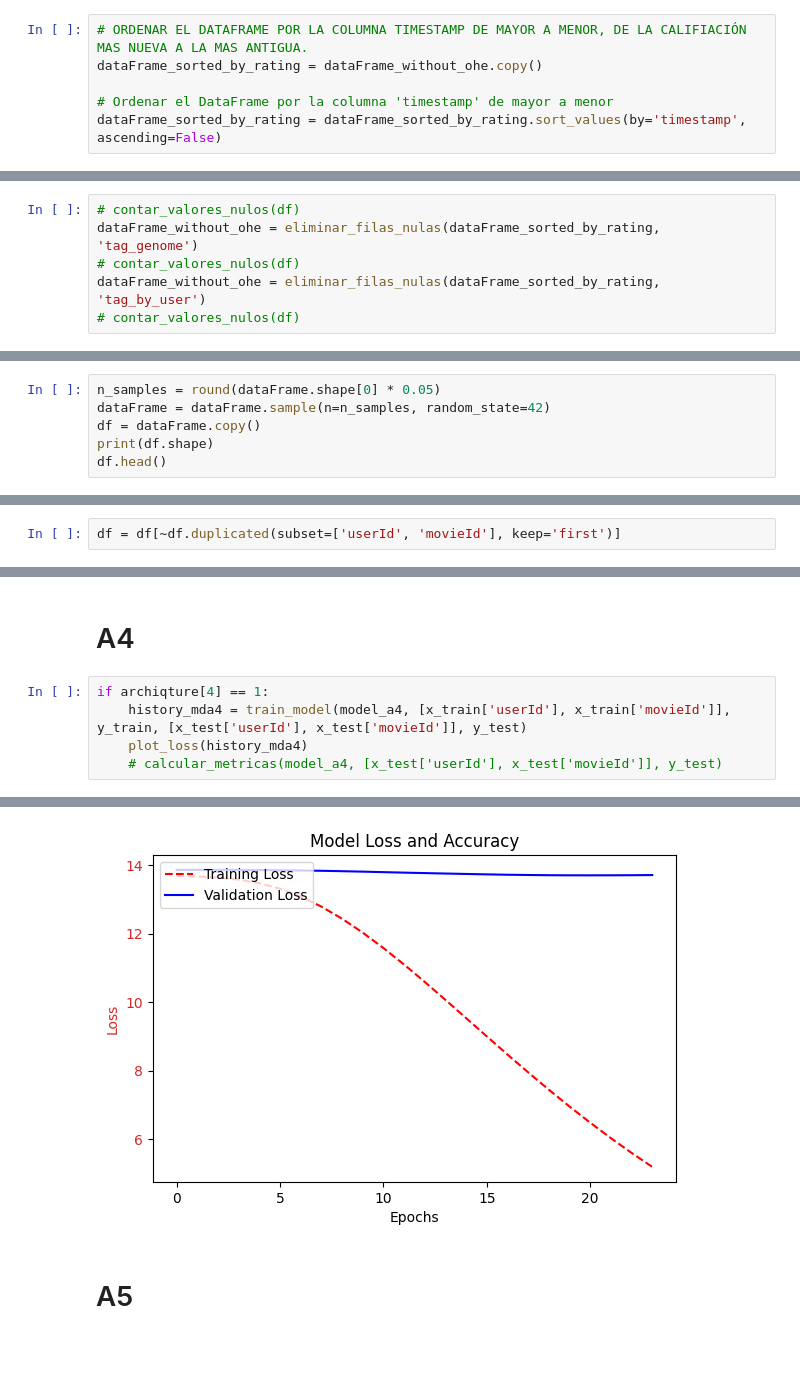
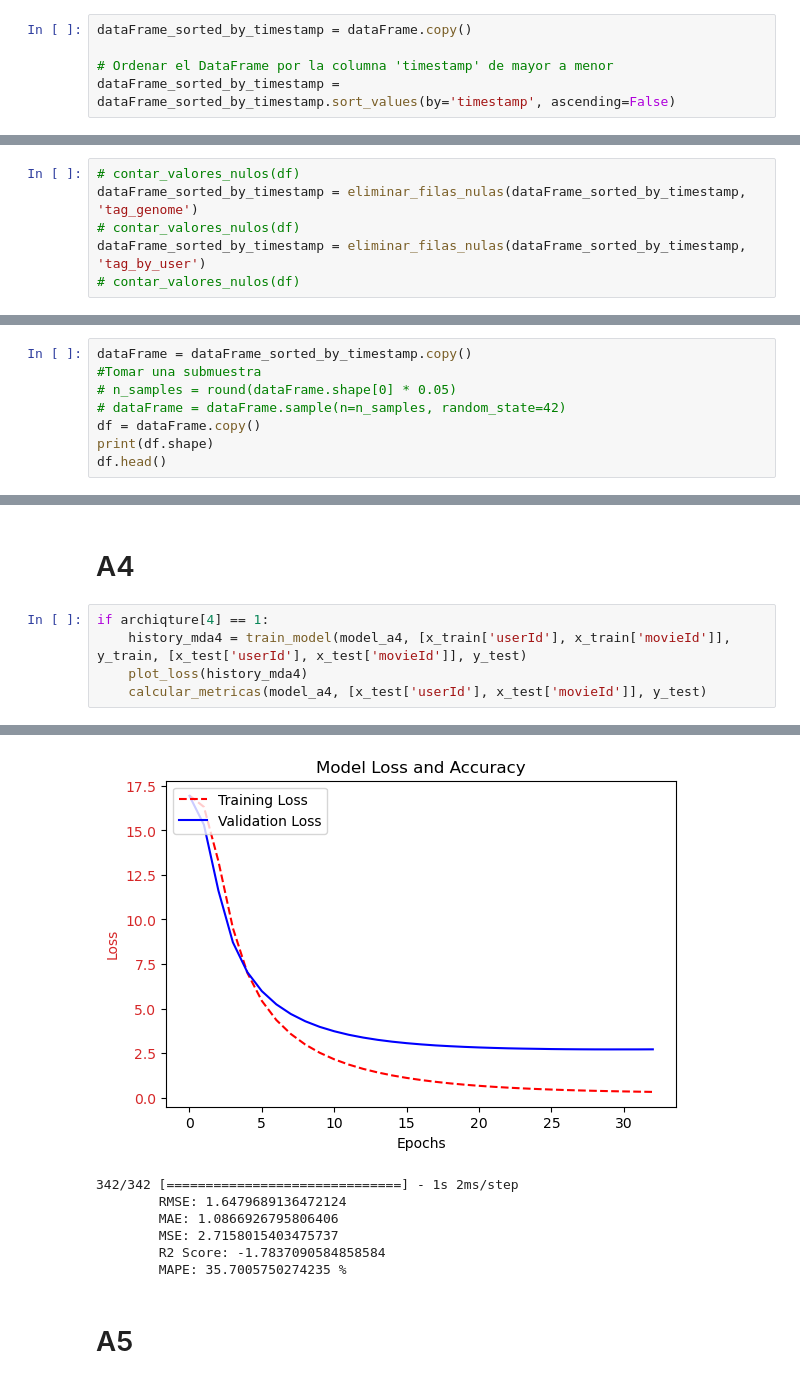
Before and after one commit to Jaime44/WorkSpace, a Jupyter notebook: models/neural network/00_NN_Recommender_system_movieCOLAB.ipynb, the cells around one changed output, grey strips where cells are left out. Saved outputs shown, nothing was run; the diff lists cells and outputs as text; blank space fills up the shorter version.

```diff
--- a/models/neural network/00_NN_Recommender_system_movieCOLAB.ipynb
+++ b/models/neural network/00_NN_Recommender_system_movieCOLAB.ipynb
@@ -435,6 +452,5 @@ dataFrame_without_ohe.head()
 # %%
-# ORDENAR EL DATAFRAME POR LA COLUMNA TIMESTAMP DE MAYOR A MENOR, DE LA CALIFIACIÓN MAS NUEVA A LA MAS ANTIGUA.
-dataFrame_sorted_by_rating = dataFrame_without_ohe.copy()
+dataFrame_sorted_by_timestamp = dataFrame.copy()
 
 # Ordenar el DataFrame por la columna 'timestamp' de mayor a menor
-dataFrame_sorted_by_rating = dataFrame_sorted_by_rating.sort_values(by='timestamp', ascending=False)
+dataFrame_sorted_by_timestamp = dataFrame_sorted_by_timestamp.sort_values(by='timestamp', ascending=False)
@@ -461,7 +479,7 @@ def eliminar_filas_nulas(df, columna):
     return df
 # %%
 # contar_valores_nulos(df)
-dataFrame_without_ohe = eliminar_filas_nulas(dataFrame_sorted_by_rating, 'tag_genome')
+dataFrame_sorted_by_timestamp = eliminar_filas_nulas(dataFrame_sorted_by_timestamp, 'tag_genome')
 # contar_valores_nulos(df)
-dataFrame_without_ohe = eliminar_filas_nulas(dataFrame_sorted_by_rating, 'tag_by_user')
+dataFrame_sorted_by_timestamp = eliminar_filas_nulas(dataFrame_sorted_by_timestamp, 'tag_by_user')
 # contar_valores_nulos(df)
@@ -488,6 +499,8 @@ dataFrame = df_filtered_by_ratings_counts.copy()
 # %%
-n_samples = round(dataFrame.shape[0] * 0.05)
-dataFrame = dataFrame.sample(n=n_samples, random_state=42)
+dataFrame = dataFrame_sorted_by_timestamp.copy()
+#Tomar una submuestra
+# n_samples = round(dataFrame.shape[0] * 0.05)
+# dataFrame = dataFrame.sample(n=n_samples, random_state=42)
 df = dataFrame.copy()
 print(df.shape)
 df.head()
@@ -520,2 +514,0 @@ df.head()
-# %%
-df = df[~df.duplicated(subset=['userId', 'movieId'], keep='first')]
@@ -1587,6 +1274,6 @@ Epoch 6: early stopping
 if archiqture[4] == 1:
     history_mda4 = train_model(model_a4, [x_train['userId'], x_train['movieId']], y_train, [x_test['userId'], x_test['movieId']], y_test)
     plot_loss(history_mda4)
-    # calcular_metricas(model_a4, [x_test['userId'], x_test['movieId']], y_test)
+    calcular_metricas(model_a4, [x_test['userId'], x_test['movieId']], y_test)
 # %% [output]
 Epoch 1/150
@@ -1609,4 +1296,10 @@ Epoch 24: early stopping
-[figure, old version]
+[figure, new version]
+342/342 [==============================] - 1s 2ms/step
+        RMSE: 1.6479689136472124
+        MAE: 1.0866926795806406
+        MSE: 2.7158015403475737
+        R2 Score: -1.7837090584858584
+        MAPE: 35.7005750274235 %
 # %% [markdown]
 # A5
 # %%
```
Also changed, not shown: parts of 80 cells of this notebook, 5 other files.
